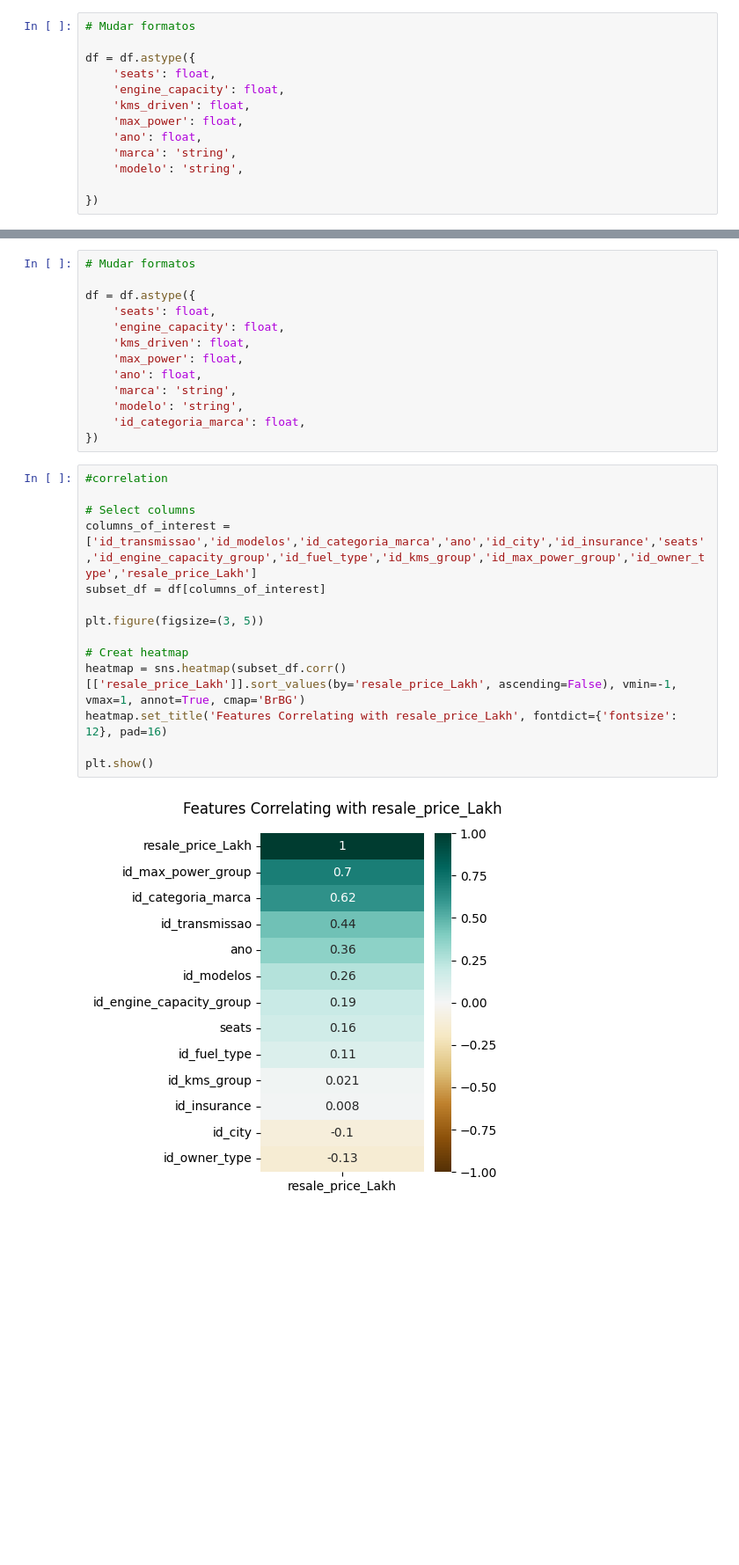
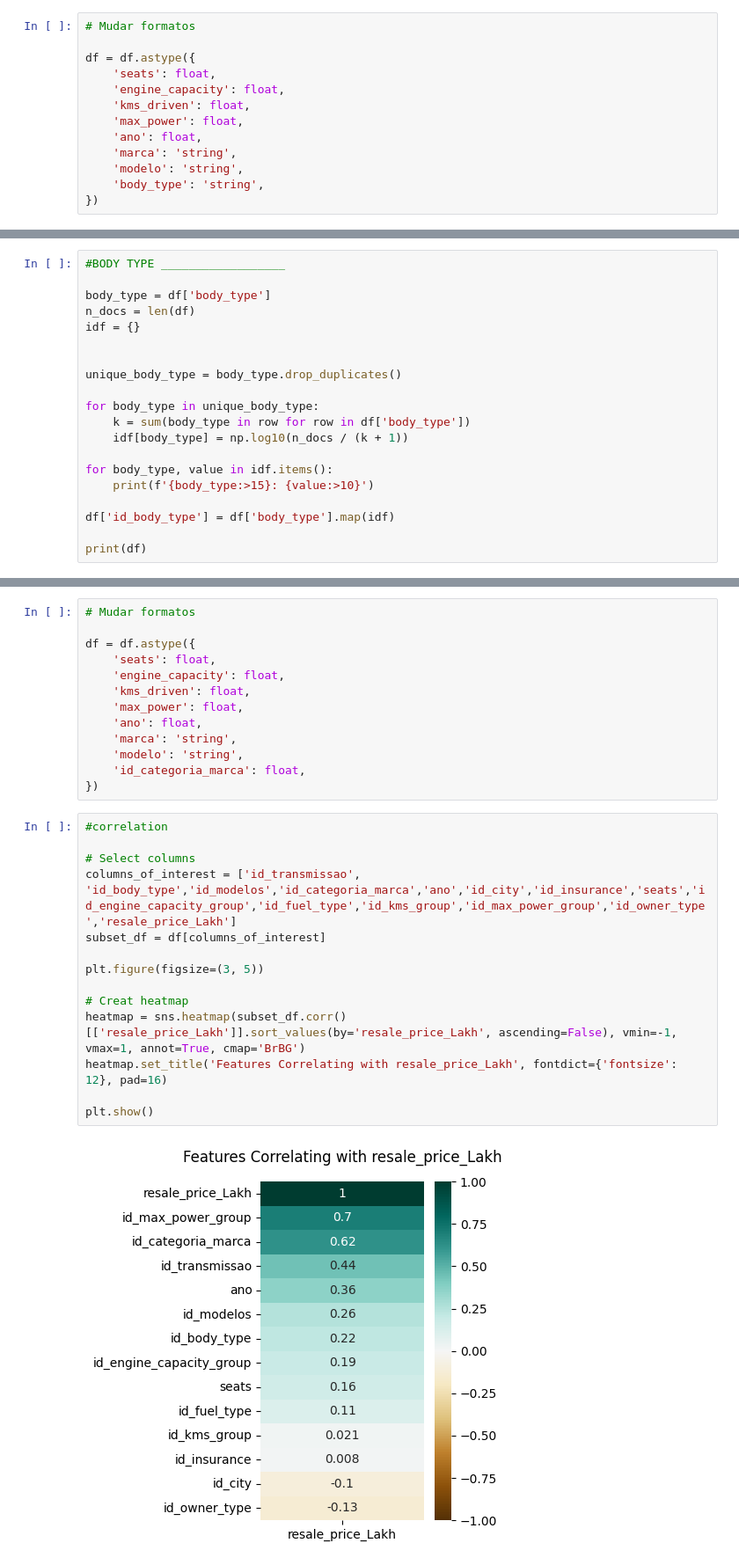
Before and after one commit to ruicoelhor22/AASE, a Jupyter notebook: Cenario2.ipynb, the cells around one changed output, grey strips where cells are left out. Shown at 88% size. Saved outputs shown, nothing was run; the diff lists cells and outputs as text; blank space fills up the shorter version.

Commit message:
faltava o body

```diff
--- a/Cenario2.ipynb
+++ b/Cenario2.ipynb
@@ -156,7 +185,7 @@ df = df.astype({
     'ano': float,
     'marca': 'string',
     'modelo': 'string',
-
+    'body_type': 'string',
 })
 # %%
 # Check data types
@@ -645,3 +674,23 @@ print(df)
 13955           0.206644      0.150465     0.445408  0.868320   2.428944
 
 [13425 rows x 30 columns]
+# %%
+#BODY TYPE __________________
+
+body_type = df['body_type']
+n_docs = len(df)
+idf = {}
+
+
+unique_body_type = body_type.drop_duplicates()
+
+for body_type in unique_body_type:
+    k = sum(body_type in row for row in df['body_type'])
+    idf[body_type] = np.log10(n_docs / (k + 1))
+
+for body_type, value in idf.items():
+    print(f'{body_type:>15}: {value:>10}')
+
+df['id_body_type'] = df['body_type'].map(idf)
+
+print(df)
@@ -700,16 +767,16 @@ df = df.astype({
 # %%
 #correlation
 
 # Select columns
-columns_of_interest = ['id_transmissao','id_modelos','id_categoria_marca','ano','id_city','id_insurance','seats','id_engine_capacity_group','id_fuel_type','id_kms_group','id_max_power_group','id_owner_type','resale_price_Lakh']
+columns_of_interest = ['id_transmissao', 'id_body_type','id_modelos','id_categoria_marca','ano','id_city','id_insurance','seats','id_engine_capacity_group','id_fuel_type','id_kms_group','id_max_power_group','id_owner_type','resale_price_Lakh']
 subset_df = df[columns_of_interest]
 
 plt.figure(figsize=(3, 5))
 
 # Creat heatmap
 heatmap = sns.heatmap(subset_df.corr()[['resale_price_Lakh']].sort_values(by='resale_price_Lakh', ascending=False), vmin=-1, vmax=1, annot=True, cmap='BrBG')
 heatmap.set_title('Features Correlating with resale_price_Lakh', fontdict={'fontsize': 12}, pad=16)
 
 plt.show()
 # %% [output]
-[figure, old version]
+[figure, new version]
```
Also changed, not shown: parts of 8 cells of this notebook, 1 other file.
